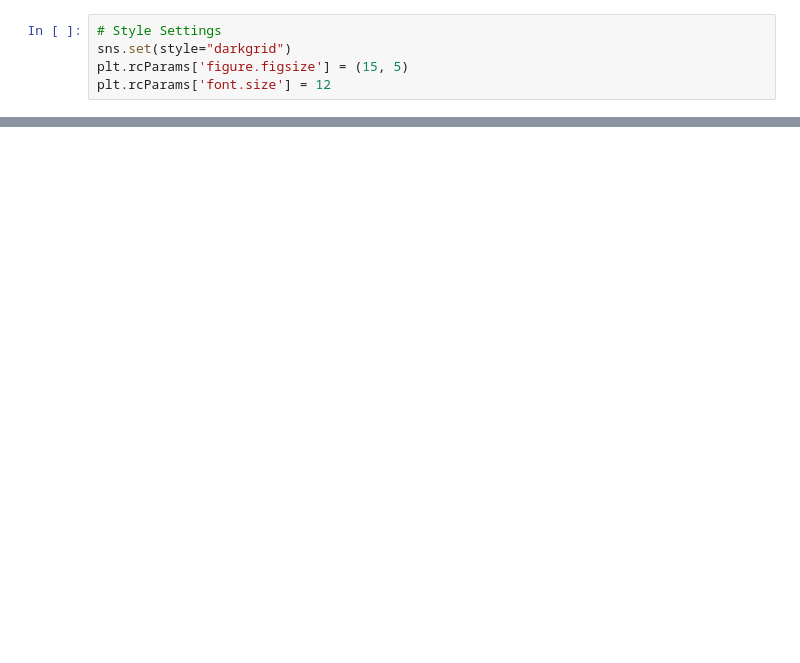
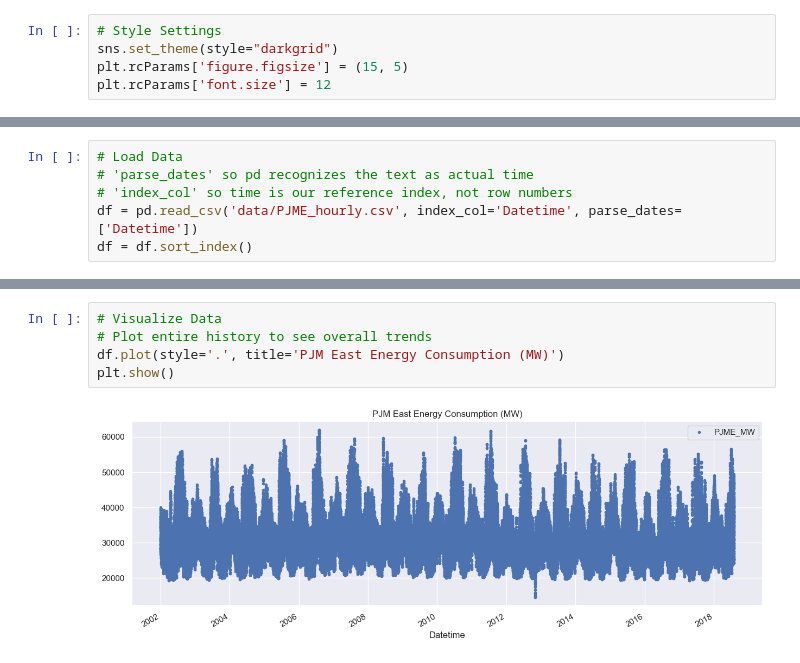
Before and after one commit to jacobalcu/Energy_Predictor, a Jupyter notebook: app.ipynb, the cells around one changed output, grey strips where cells are left out. Cells and saved outputs as stored; diff of their text form; blank space fills up the shorter version.

Commit message:
loaded data and analyzed charts. Split data into train/test

```diff
--- a/app.ipynb
+++ b/app.ipynb
@@ -5,6 +5,6 @@ import matplotlib.pyplot as plt
 import seaborn as sns
 # %%
 # Style Settings
-sns.set(style="darkgrid")
+sns.set_theme(style="darkgrid")
 plt.rcParams['figure.figsize'] = (15, 5)
 plt.rcParams['font.size'] = 12
@@ -12,0 +11,6 @@ NameError: name 'sns' is not defined
+# %%
+# Load Data
+# 'parse_dates' so pd recognizes the text as actual time
+# 'index_col' so time is our reference index, not row numbers
+df = pd.read_csv('data/PJME_hourly.csv', index_col='Datetime', parse_dates=['Datetime'])
+df = df.sort_index()
@@ -12,0 +30,7 @@ NameError: name 'sns' is not defined
+# %%
+# Visualize Data
+# Plot entire history to see overall trends
+df.plot(style='.', title='PJM East Energy Consumption (MW)')
+plt.show()
+# %% [output]
+[figure, added]
```
Also changed, not shown: parts of 8 cells of this notebook.
